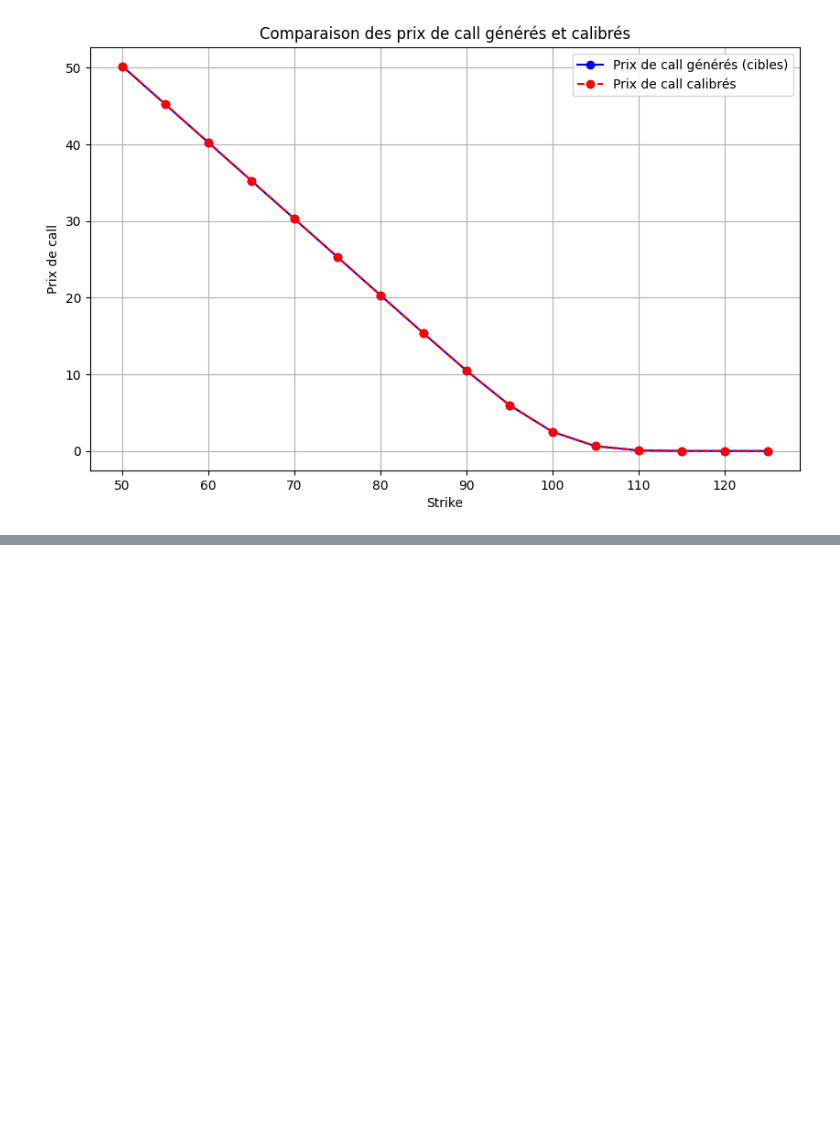
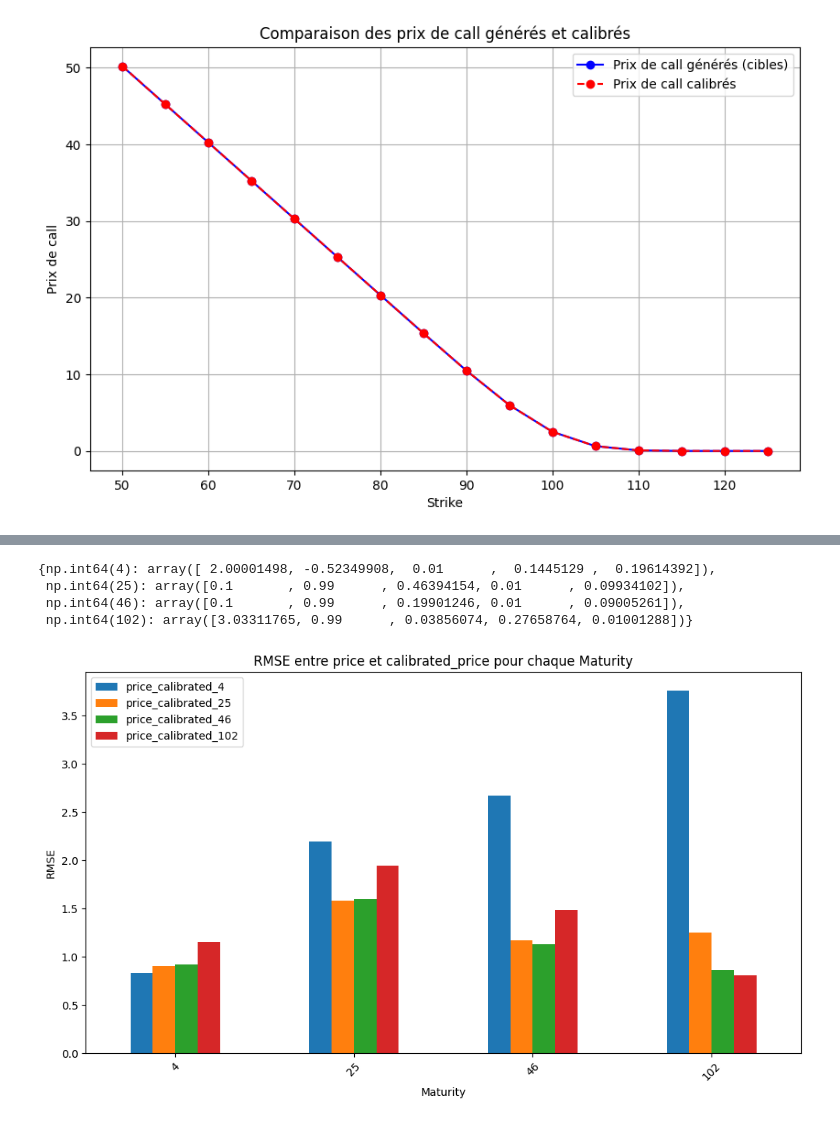
Before and after one commit to bmhiouah/Calibration_Heston, a Jupyter notebook: Badre_Yusen_Calibration_Heston.ipynb, the cells around one changed output, grey strips where cells are left out. Saved outputs shown, nothing was run; the diff lists cells and outputs as text; code cells hidden in the pictures; blank space fills up the shorter version.

```diff
--- a/Badre_Yusen_Calibration_Heston.ipynb
+++ b/Badre_Yusen_Calibration_Heston.ipynb
@@ -452,0 +550,17 @@ plt.show()
+# %%
+def calibrate_heston_param(maturity_filter, df):
+    # Filtrer les données
+    df_filtered = df[df['Maturity'] == maturity_filter].dropna()
+    maturities = maturity_filter/365
+    strikes = df_filtered['Strike'].values
+    observed_prices = df_filtered['Price'].values
+
+    # Paramètres initiaux pour l'optimisation
+    initial_params = [2, -0.5, 0.2, 0.03, 0.03]  # kappa, rho, volvol, theta, var0
+
+    # Optimisation
+    result = minimize(
+        cost_function, initial_params, args=(observed_prices, strikes, Spot, maturities, rate, div),
+        bounds=[(0.1, 10), (-0.99, 0.99), (0.01, 1.0), (0.01, 0.5), (0.01, 0.5)]
+    )
+    return result.x
@@ -452,0 +612,42 @@ plt.show()
+# %%
+calibrated_params_dict
+# %% [output]
+{np.int64(4): array([ 2.00001498, -0.52349908,  0.01      ,  0.1445129 ,  0.19614392]),
+ np.int64(25): array([0.1       , 0.99      , 0.46394154, 0.01      , 0.09934102]),
+ np.int64(46): array([0.1       , 0.99      , 0.19901246, 0.01      , 0.09005261]),
+ np.int64(102): array([3.03311765, 0.99      , 0.03856074, 0.27658764, 0.01001288])}
+# %%
+df = calls_df
+
+# Fonction pour calculer la RMSE
+def calculate_rmse(actual, predicted):
+    return np.sqrt(((actual - predicted) ** 2).mean())
+
+# Liste des colonnes à comparer
+calibrated_columns = calls_df.columns[-4:]
+
+# Initialiser une liste pour stocker les résultats
+rmse_results = []
+
+# Grouper par Maturity et calculer la RMSE pour chaque colonne de prix calibré
+for maturity, group in df.groupby('Maturity'):
+    rmse_for_group = {'Maturity': maturity}
+
+    for col in calibrated_columns:
+        rmse_for_group[col] = calculate_rmse(group['Price'], group[col])
+
+    rmse_results.append(rmse_for_group)
+
+# Créer un DataFrame des résultats de RMSE
+rmse_df = pd.DataFrame(rmse_results)
+
+# Plotting des résultats
+rmse_df.set_index('Maturity').plot(kind='bar', figsize=(10, 6))
+plt.title('RMSE entre price et calibrated_price pour chaque Maturity')
+plt.xlabel('Maturity')
+plt.ylabel('RMSE')
+plt.xticks(rotation=45)
+plt.tight_layout()
+plt.show()
+# %% [output]
+[figure, added]
```
Also changed, not shown: parts of 15 cells of this notebook, 2 other files.
